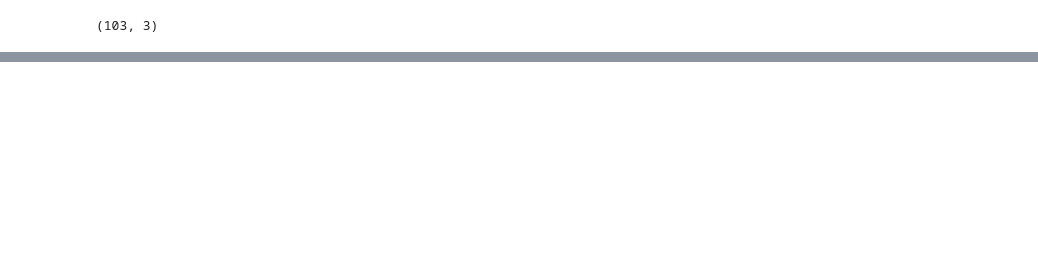
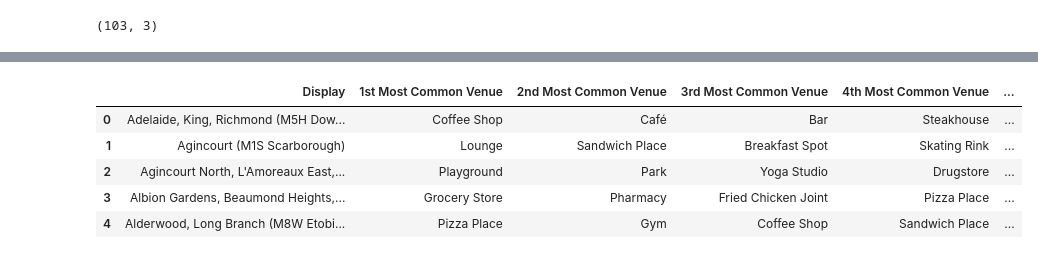
Before and after one commit to michael-lampeitl/Coursera_Capstone, a Jupyter notebook: clustering_toronto.ipynb, the cells around one changed output, grey strips where cells are left out. Saved outputs shown, nothing was run; the diff lists cells and outputs as text; code cells hidden in the pictures; blank space fills up the shorter version.

```diff
--- a/clustering_toronto.ipynb
+++ b/clustering_toronto.ipynb
@@ -92,0 +283,34 @@ postcode_out_df.shape
+# %%
+def return_most_common_venues(row, num_top_venues):
+    row_categories = row.iloc[1:]
+    row_categories_sorted = row_categories.sort_values(ascending=False)
+
+    return row_categories_sorted.index.values[0:num_top_venues]
+
+num_top_venues = 10
+
+indicators = ['st', 'nd', 'rd']
+
+# create columns according to number of top venues
+columns = ['Display']
+for ind in np.arange(num_top_venues):
+    try:
+        columns.append('{}{} Most Common Venue'.format(ind+1, indicators[ind]))
+    except:
+        columns.append('{}th Most Common Venue'.format(ind+1))
+
+# create a new dataframe
+neighborhoods_venues_sorted = pd.DataFrame(columns=columns)
+neighborhoods_venues_sorted['Display'] = toronto_grouped['Display']
+
+for ind in np.arange(toronto_grouped.shape[0]):
+    neighborhoods_venues_sorted.iloc[ind, 1:] = return_most_common_venues(toronto_grouped.iloc[ind, :], num_top_venues)
+# %%
+neighborhoods_venues_sorted.head()
+# %% [output]
+|  | Display | 1st Most Common Venue | 2nd Most Common Venue | 3rd Most Common Venue | 4th Most Common Venue | ... |
+| 0 | Adelaide, King, Richmond (M5H Dow... | Coffee Shop | Café | Bar | Steakhouse | ... |
+| 1 | Agincourt (M1S Scarborough) | Lounge | Sandwich Place | Breakfast Spot | Skating Rink | ... |
+| 2 | Agincourt North, L'Amoreaux East,... | Playground | Park | Yoga Studio | Drugstore | ... |
+| 3 | Albion Gardens, Beaumond Heights,... | Grocery Store | Pharmacy | Fried Chicken Joint | Pizza Place | ... |
+| 4 | Alderwood, Long Branch (M8W Etobi... | Pizza Place | Gym | Coffee Shop | Sandwich Place | ... |
```
Also changed, not shown: parts of 47 cells of this notebook.
